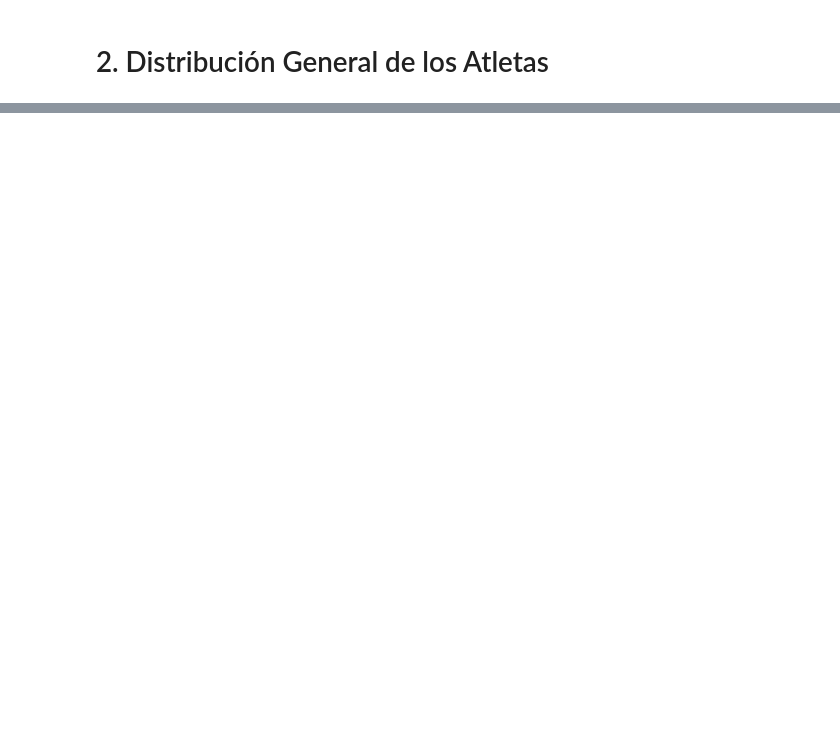
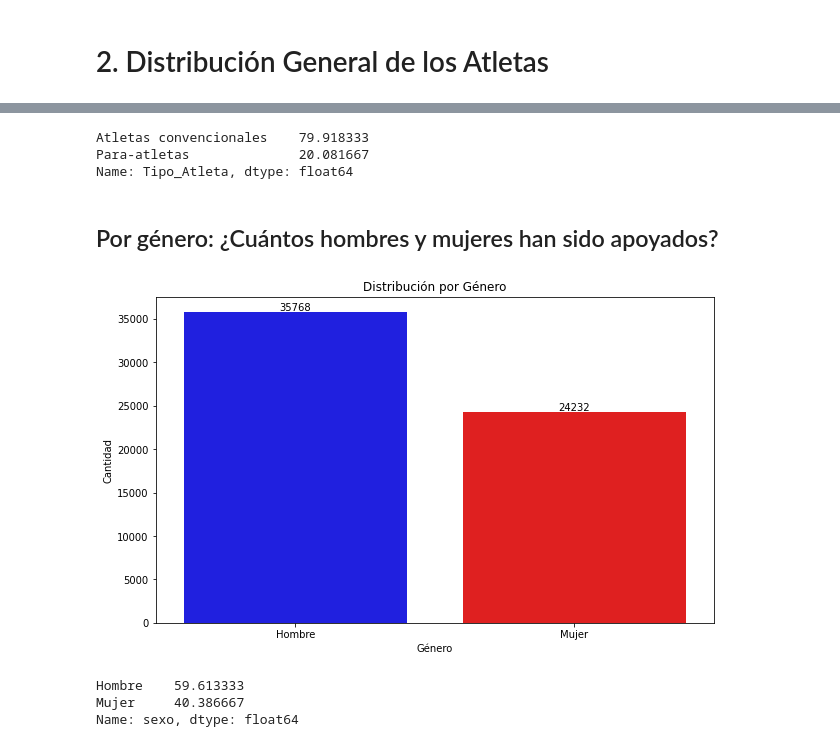
Before and after one commit to nicolaszuleta95/Portfolio, a Jupyter notebook: atletas_antioquia/notebooks/EDA.ipynb, the cells around one changed output, grey strips where cells are left out. Cells and saved outputs as stored; diff of their text form; code cells hidden in the pictures; blank space fills up the shorter version.

```diff
--- a/atletas_antioquia/notebooks/EDA.ipynb
+++ b/atletas_antioquia/notebooks/EDA.ipynb
@@ -62,0 +68,16 @@ df.describe(include='all')
+# %%
+# Contar la cantidad de atletas y para-atletas
+tipo_atleta_counts = df['Tipo_Atleta'].value_counts()
+
+# Graficar la distribución con valores
+plt.figure(figsize=(10, 6))
+ax = sns.barplot(x=tipo_atleta_counts.index, y=tipo_atleta_counts.values, palette='viridis')
+plt.title('Distribución por Tipo de Atleta')
+plt.xlabel('Tipo de Atleta')
+plt.ylabel('Cantidad')
+
+# Añadir los valores encima de las barras
+for i in ax.containers:
+    ax.bar_label(i, label_type='edge')
+
+plt.show()
@@ -62,0 +86,36 @@ df.describe(include='all')
+# %%
+# Calcular porcentajes para tipo de atleta
+tipo_atleta_percent = tipo_atleta_counts / tipo_atleta_counts.sum() * 100
+print(tipo_atleta_percent)
+# %% [output]
+Atletas convencionales    79.918333
+Para-atletas              20.081667
+Name: Tipo_Atleta, dtype: float64
+# %% [markdown]
+## Por género: ¿Cuántos hombres y mujeres han sido apoyados?
+# %%
+# Contar la cantidad de hombres y mujeres
+genero_counts = df['sexo'].value_counts()
+
+# Graficar la distribución con valores
+plt.figure(figsize=(10, 6))
+ax = sns.barplot(x=genero_counts.index, y=genero_counts.values, palette=['blue', 'red'])
+plt.title('Distribución por Género')
+plt.xlabel('Género')
+plt.ylabel('Cantidad')
+
+# Añadir los valores encima de las barras
+for i in ax.containers:
+    ax.bar_label(i, label_type='edge')
+
+plt.show()
+# %% [output]
+[figure, added]
+# %%
+# Calcular porcentajes para género
+genero_percent = genero_counts / genero_counts.sum() * 100
+print(genero_percent)
+# %% [output]
+Hombre    59.613333
+Mujer     40.386667
+Name: sexo, dtype: float64
```
Also changed, not shown: parts of 27 cells of this notebook, 1 other file.
